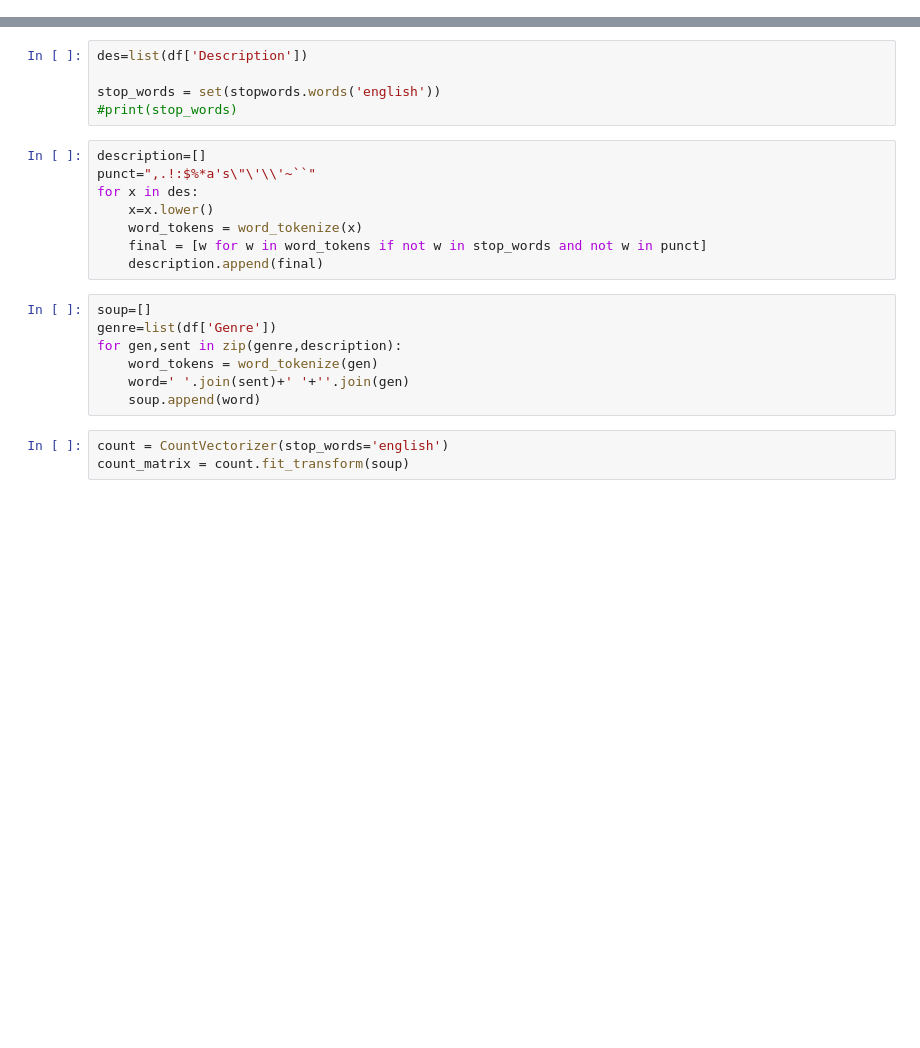
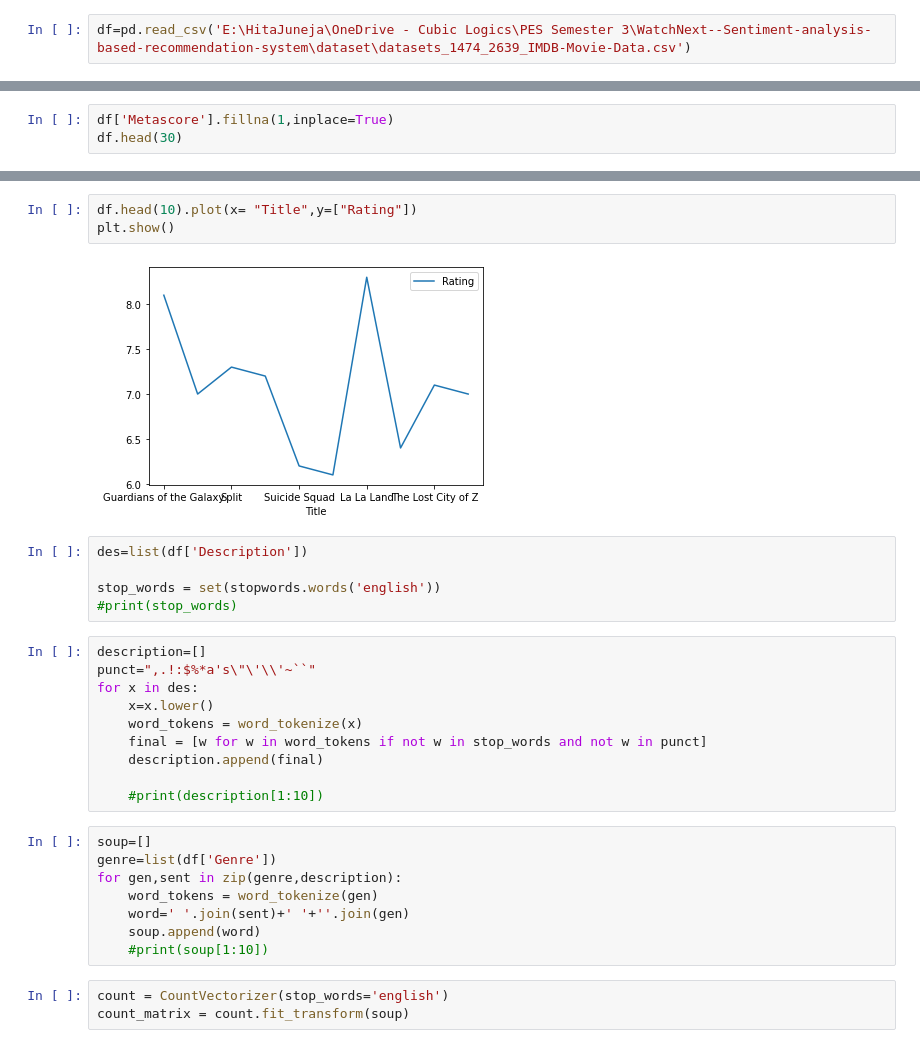
Before and after one commit to Tech-Matrix/WatchNext--Sentiment-analysis-based-recommendation-system, a Jupyter notebook: content_based_recommendation.ipynb, the cells around one changed output, grey strips where cells are left out. Cells and saved outputs as stored; diff of their text form; blank space fills up the shorter version.

```diff
--- a/content_based_recommendation.ipynb
+++ b/content_based_recommendation.ipynb
@@ -10,3 +12,5 @@ df=pd.read_csv(r'C:\Users\Swarupa V\Desktop\watchnext\dataset\datasets_1474_2639
+# %%
+df=pd.read_csv('E:\HitaJuneja\OneDrive - Cubic Logics\PES Semester 3\WatchNext--Sentiment-analysis-based-recommendation-system\dataset\datasets_1474_2639_IMDB-Movie-Data.csv')
 # %%
 df.head()
 # %% [output]
@@ -16,3 +20,6 @@ df.head()
 | 2 | 3 | Split | Horror,Thriller | Three girls are kidnapped by a ma... | M. Night Shyamalan | James McAvoy, Anya Taylor-Joy, Ha... | 2016 | 117 | 7.3 | ... |
 | 3 | 4 | Sing | Animation,Comedy,Family | In a city of humanoid animals, a ... | Christophe Lourdelet | Matthew McConaughey,Reese Withers... | 2016 | 108 | 7.2 | ... |
 | 4 | 5 | Suicide Squad | Action,Adventure,Fantasy | A secret government agency recrui... | David Ayer | Will Smith, Jared Leto, Margot Ro... | 2016 | 123 | 6.2 | ... |
+# %%
+df['Metascore'].fillna(1,inplace=True)
+df.head(30)
@@ -19,3 +44,8 @@ df.head()
+# %%
+df.head(10).plot(x= "Title",y=["Rating"])
+plt.show()
+# %% [output]
+[figure, added]
 # %%
 des=list(df['Description'])
 
@@ -29,6 +59,8 @@ for x in des:
     word_tokens = word_tokenize(x)
     final = [w for w in word_tokens if not w in stop_words and not w in punct]
     description.append(final)
+
+    #print(description[1:10])
 # %%
 soup=[]
 genre=list(df['Genre'])
@@ -36,6 +68,7 @@ for gen,sent in zip(genre,description):
     word_tokens = word_tokenize(gen)
     word=' '.join(sent)+' '+''.join(gen)
     soup.append(word)
+    #print(soup[1:10])
 # %%
 count = CountVectorizer(stop_words='english')
 count_matrix = count.fit_transform(soup)
```
Also changed, not shown: parts of 8 cells of this notebook.
